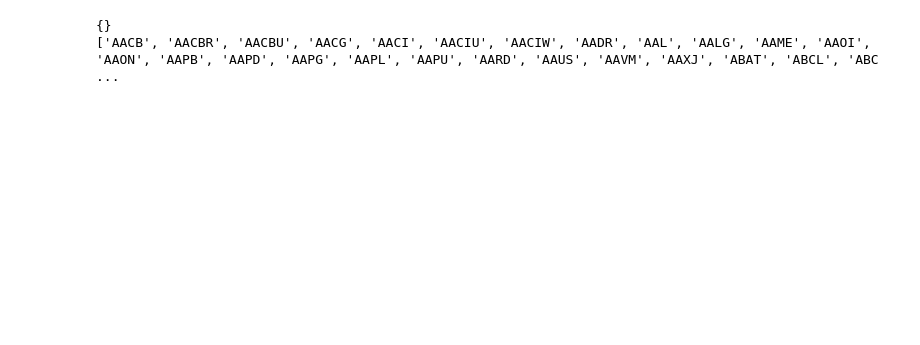
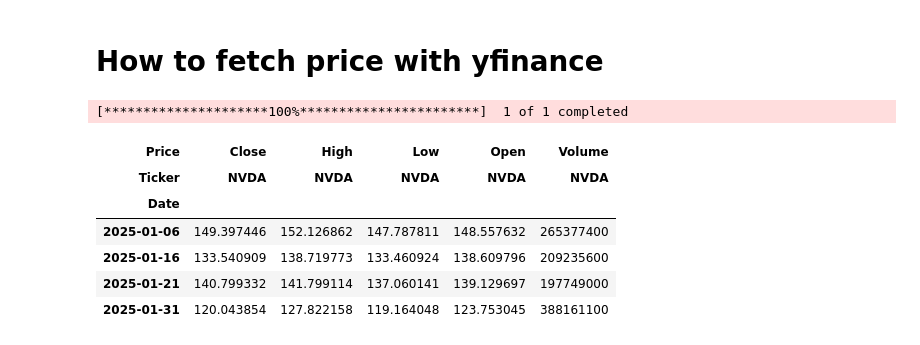
Before and after one commit to Ali-Hassanzadeh1995/Coding_class_2025-Project, a Jupyter notebook: Yfainance.ipynb, the cells around one changed output. Saved outputs shown, nothing was run; the diff lists cells and outputs as text; code cells hidden in the pictures; blank space fills up the shorter version.

```diff
--- a/Yfainance.ipynb
+++ b/Yfainance.ipynb
@@ -6,48 +24,3 @@ dir(yf)
 # %%
 tdg = yf.Ticker('tdg')
 tdg
-# %%
-import yfinance as yf
-from yahoo_fin import stock_info as si
-
-def get_valid_stocks(inputs):
-    """
-    Takes a list of company names or symbols,
-    returns a dictionary of valid tickers and their full names.
-    """
-    valid_stocks = {}
-
-    for item in inputs:
-        item = item.strip().upper()
-
-        try:
-            # If user gives full name (like 'APPLE'), find possible matches
-            # tickers = si.tickers_sp500() + si.tickers_nasdaq() + si.tickers_dow()
-            tickers =  si.tickers_nasdaq() + si.tickers_dow()
-            matches = [t for t in tickers if item in t or item.lower() in t.lower()]
-
-            # If directly a valid ticker
-            if yf.Ticker(item).info.get("shortName"):
-                info = yf.Ticker(item).info
-                valid_stocks[item] = info.get("shortName", "Unknown")
-                continue
-
-            # If not, try first match
-            if matches:
-                symbol = matches[0]
-                info = yf.Ticker(symbol).info
-                valid_stocks[symbol] = info.get("shortName", "Unknown")
-
-        except Exception:
-            pass
-
-    return valid_stocks
-
-List = ['apple' , 'tesla' , 'simense' , 'ibm']
-List_2 = get_valid_stocks(List)
-print(List_2)
-tickers =  si.tickers_nasdaq()
-print(tickers)
-# %% [output]
-{}
-['AACB', 'AACBR', 'AACBU', 'AACG', 'AACI', 'AACIU', 'AACIW', 'AADR', 'AAL', 'AALG', 'AAME', 'AAOI', 'AAON', 'AAPB', 'AAPD', 'AAPG', 'AAPL', 'AAPU', 'AARD', 'AAUS', 'AAVM', 'AAXJ', 'ABAT', 'ABCL', 'ABC ...
@@ -53,0 +40,28 @@ print(tickers)
+# %% [markdown]
+# How to fetch price with yfinance
+# %%
+
+#  intervals -> 1m, 2m, 5m, 15m, 30m, 60m, 90m, 1d(defult), 5d, 1wk, 1mo, 3mo
+ticker = "NVDA"
+
+# Option 1: Specify start and end dates
+data = yf.download(ticker, start="2025-01-01", end="2025-10-24" , interval="1d")
+
+# Option 2: Specify a relative period
+#data = yf.download(ticker, period="6mo")  # last 6 months
+# %% [output]
+[*********************100%***********************]  1 of 1 completed
+# %%
+type(data)
+
+data.head(4) # its defult is 5 rows
+
+#print(data.isnull().values.any()) # null
+# %% [output]
+| Price | Close | High | Low | Open | Volume |
+| Ticker | NVDA | NVDA | NVDA | NVDA | NVDA |
+| Date |  |  |  |  |  |
+| 2025-01-06 | 149.397446 | 152.126862 | 147.787811 | 148.557632 | 265377400 |
+| 2025-01-16 | 133.540909 | 138.719773 | 133.460924 | 138.609796 | 209235600 |
+| 2025-01-21 | 140.799332 | 141.799114 | 137.060141 | 139.129697 | 197749000 |
+| 2025-01-31 | 120.043854 | 127.822158 | 119.164048 | 123.753045 | 388161100 |
```
Also changed, not shown: parts of 18 cells of this notebook, 3 other files.
